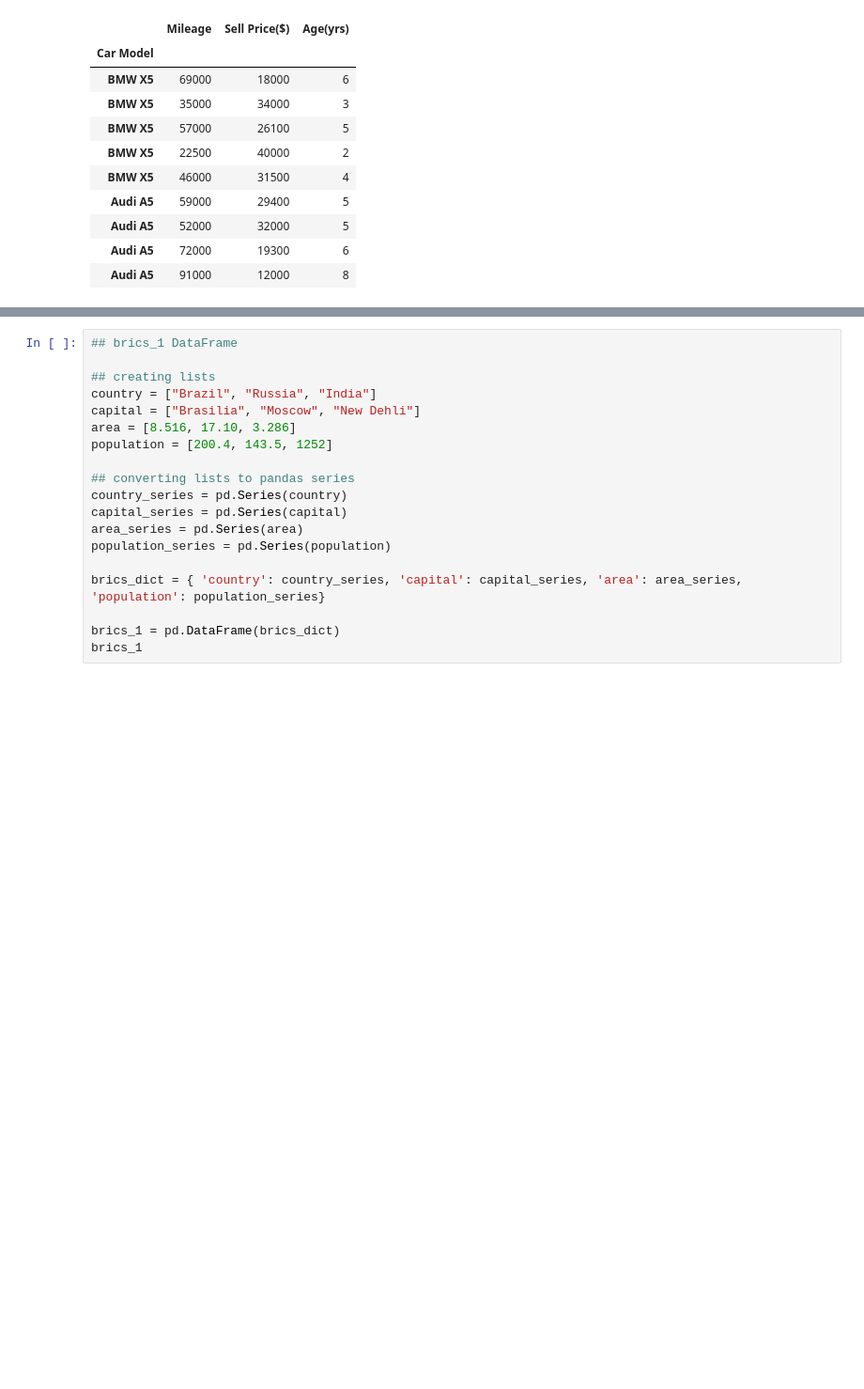
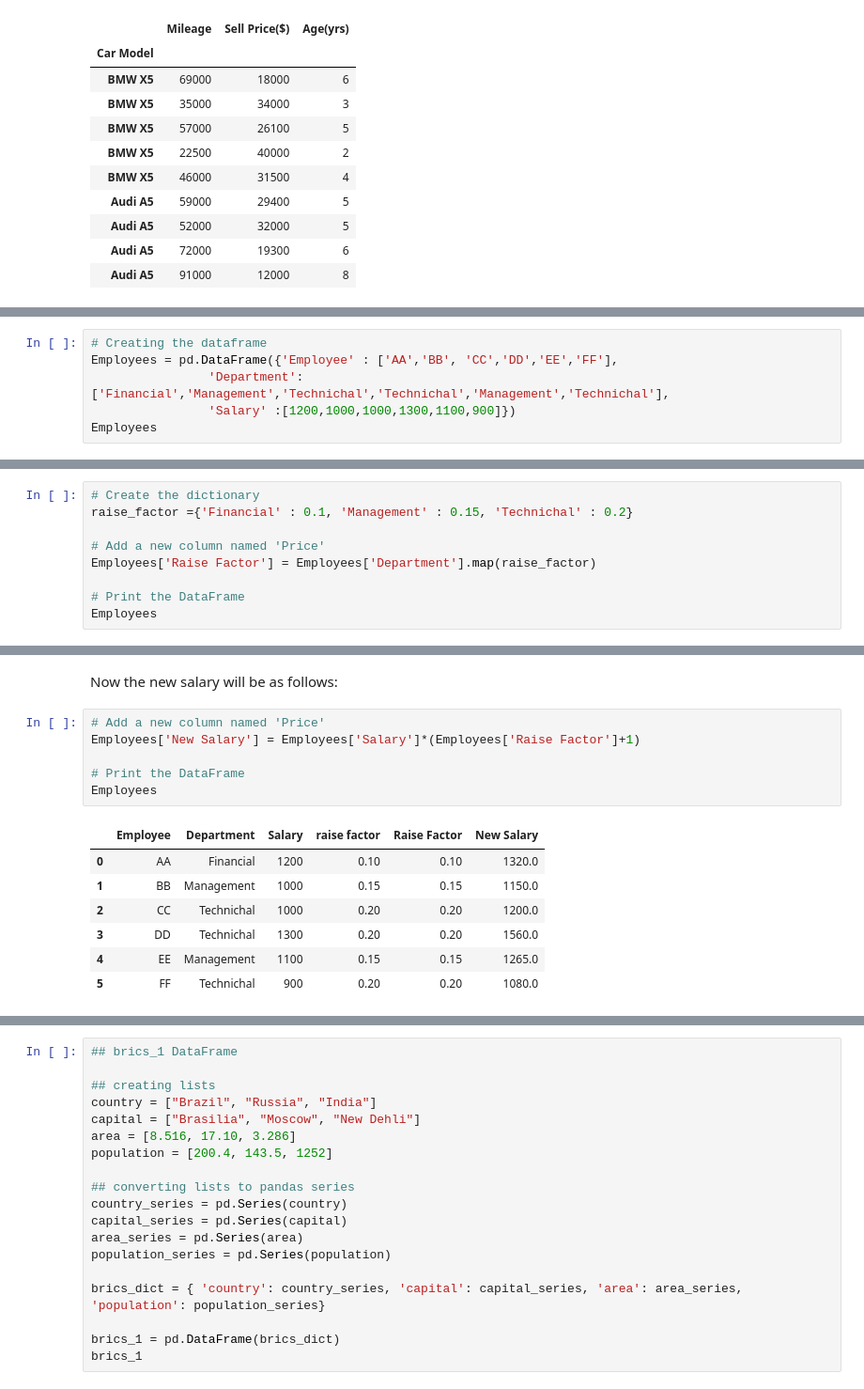
Before and after one commit to mkjubran/IntroToPython-NonIT, a Jupyter notebook: PandasBasics.ipynb, the cells around one changed output, grey strips where cells are left out. Shown at 94% size. Drawn from its saved outputs; the diff is of its cells as text; blank space fills up the shorter version.

```diff
--- a/PandasBasics.ipynb
+++ b/PandasBasics.ipynb
@@ -258,0 +327,6 @@ Combinging multipe DataFrames can happen in different format. This includes conc
+# %%
+# Creating the dataframe
+Employees = pd.DataFrame({'Employee' : ['AA','BB', 'CC','DD','EE','FF'],
+                'Department': ['Financial','Management','Technichal','Technichal','Management','Technichal'],
+                'Salary' :[1200,1000,1000,1300,1100,900]})
+Employees
@@ -258,0 +343,9 @@ Combinging multipe DataFrames can happen in different format. This includes conc
+# %%
+# Create the dictionary
+raise_factor ={'Financial' : 0.1, 'Management' : 0.15, 'Technichal' : 0.2}
+
+# Add a new column named 'Price'
+Employees['Raise Factor'] = Employees['Department'].map(raise_factor)
+
+# Print the DataFrame
+Employees
@@ -259 +360,17 @@ Combinging multipe DataFrames can happen in different format. This includes conc
+# %% [markdown]
+Now the new salary will be as follows:
+# %%
+# Add a new column named 'Price'
+Employees['New Salary'] = Employees['Salary']*(Employees['Raise Factor']+1)
+
+# Print the DataFrame
+Employees
+# %% [output]
+|  | Employee | Department | Salary | raise factor | Raise Factor | New Salary |
+| 0 | AA | Financial | 1200 | 0.10 | 0.10 | 1320.0 |
+| 1 | BB | Management | 1000 | 0.15 | 0.15 | 1150.0 |
+| 2 | CC | Technichal | 1000 | 0.20 | 0.20 | 1200.0 |
+| 3 | DD | Technichal | 1300 | 0.20 | 0.20 | 1560.0 |
+| 4 | EE | Management | 1100 | 0.15 | 0.15 | 1265.0 |
+| 5 | FF | Technichal | 900 | 0.20 | 0.20 | 1080.0 |
 # %% [markdown]
```
Also changed, not shown: parts of 24 cells of this notebook.
